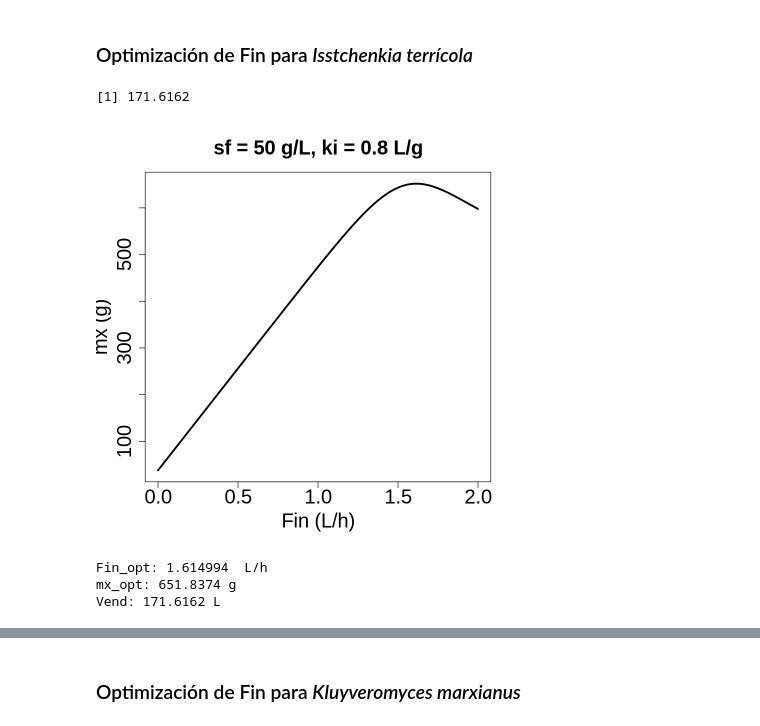
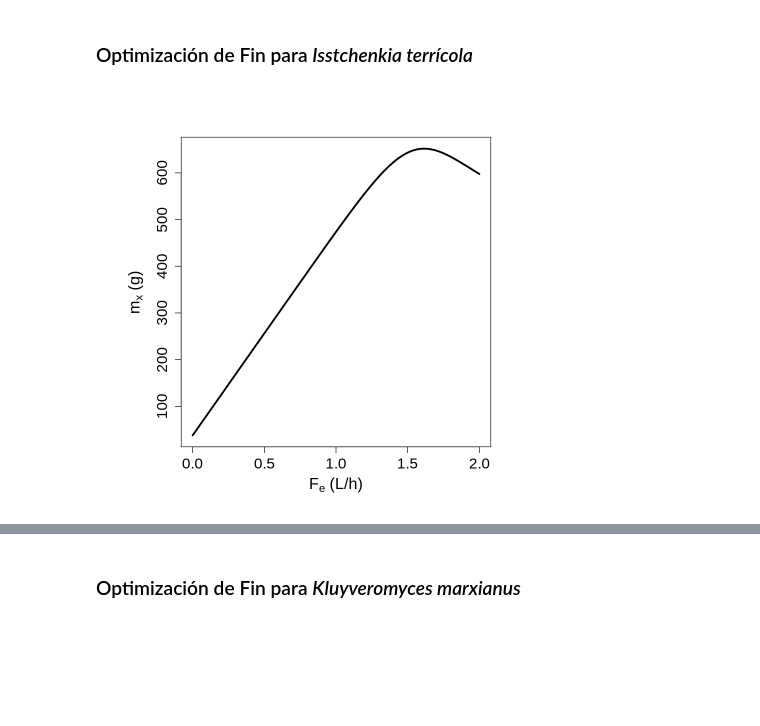
Before and after one commit to JuanM-GG/modelos-tesis, a Jupyter notebook: Copy_of_Untitled7.ipynb, the cells around one changed output, grey strips where cells are left out. Cells and saved outputs as stored; diff of their text form; code cells hidden in the pictures; blank space fills up the shorter version.

```diff
--- a/Copy_of_Untitled7.ipynb
+++ b/Copy_of_Untitled7.ipynb
@@ -293,7 +285,7 @@ $end_mx
 [1] 706.4541
 # %%
 #@title función para obtener la biomasa final para diferentes valores de Fin
-end_biomass2 <- function(times, state, parms, Fin, model) {
+end_biomass2 <- function(times, state, parms, Fin) {
 
         # vectores para guardar los valores finales
         n <- length(Fin)
@@ -305,7 +297,7 @@ end_biomass2 <- function(times, state, parms, Fin, model) {
 
                 # obtener valores finales final de mx
                 out <- end_biomass(times = times,state = state,
-                parms = parms, model = model, Fin = Fin[i])
+                parms = parms, Fin = Fin[i])
 
                 # guardar mx final para Fin[i]
                 end_x[i] <- out$end_x
@@ -345,13 +355,12 @@ print(Fin)
 # %%
 # @title función fitness para encontrar el flujo óptimo Fin de alimentación al biorreactor
-fitness1 <- function(x, times, state, parms, model) {
+fitness1 <- function(x, times, state, parms) {
         # end_biomass() regresa el valor de la biomasa final
         # para el flujo de alimentación Fin
         out <- end_biomass(times = times,
         state = state,
         parms = parms,
-        Fin = x,  # x es el flujo de alimentación Fin
-        model = model)
+        Fin = x) # x es el flujo de alimentación Fin
 
         end_mx <- out$end_mx
         return(end_mx)
@@ -363,7 +372,3 @@ fitness1(x = 1, times = times, state = s, parms = p, model = model)
 [1] 706.4541
 # %% [markdown]
 ### Optimización de Fin para *Isstchenkia terrícola*
-# %%
-# parámetros cinéticos óptimos de IT y parámetros de operación establecidos
-# ki = 0.190
-p_it <- c(mu_max = 2.4102375, ks = 311.6519179, ki = 0.8, Yxs = 0.0897973, Ypx = 8.5770722, sf = 50)
@@ -370,12 +385,6 @@ p_it <- c(mu_max = 2.4102375, ks = 311.6519179, ki = 0.8, Yxs = 0.0897973, Ypx =
 # %%
-# obtener biomasa final para todos los Fin
-out_it_const <- end_biomass2(times = times, state = s, parms = p_it, Fin = Fin, model = model)
+# mostrar función fitness evaluada para todos los Fin
+show_fitness(times = times, state = s, parms = p_it, Fin = Fin)
 # %% [output]
-[1] 171.6162
+[figure, added]
-# %%
-# mostrar función que se va a optimizar
-plot(Fin, out_it_const$end_mx, ylab = "mx (g)", xlab = "Fin (L/h)",
-     type = "l", col = 1, lwd = 3, cex.lab = 2, cex.main = 2, cex.axis = 2)
-# %% [output]
-[figure, removed]
 # %%
@@ -395,12 +405,0 @@ GA_it_const <- ga(type = "real-valued",
-# %%
-# valor Fin que genera la máxima producción de biomasa
-cat("Fin_opt:", GA_it_const@solution," L/h\n")
-# maxima producción de biomasa que se obtiene
-cat("mx_opt:", GA_it_const@fitnessValue, "g\n")
-# máximo volumen obtenido
-index = which.max(out_it_const$end_mx)
-cat("Vend:",out_it_const$end_V[index],"L")
-# %% [output]
-Fin_opt: 1.614994  L/h
-mx_opt: 651.8374 g
-Vend: 171.6162 L
```
Also changed, not shown: parts of 99 cells of this notebook.
